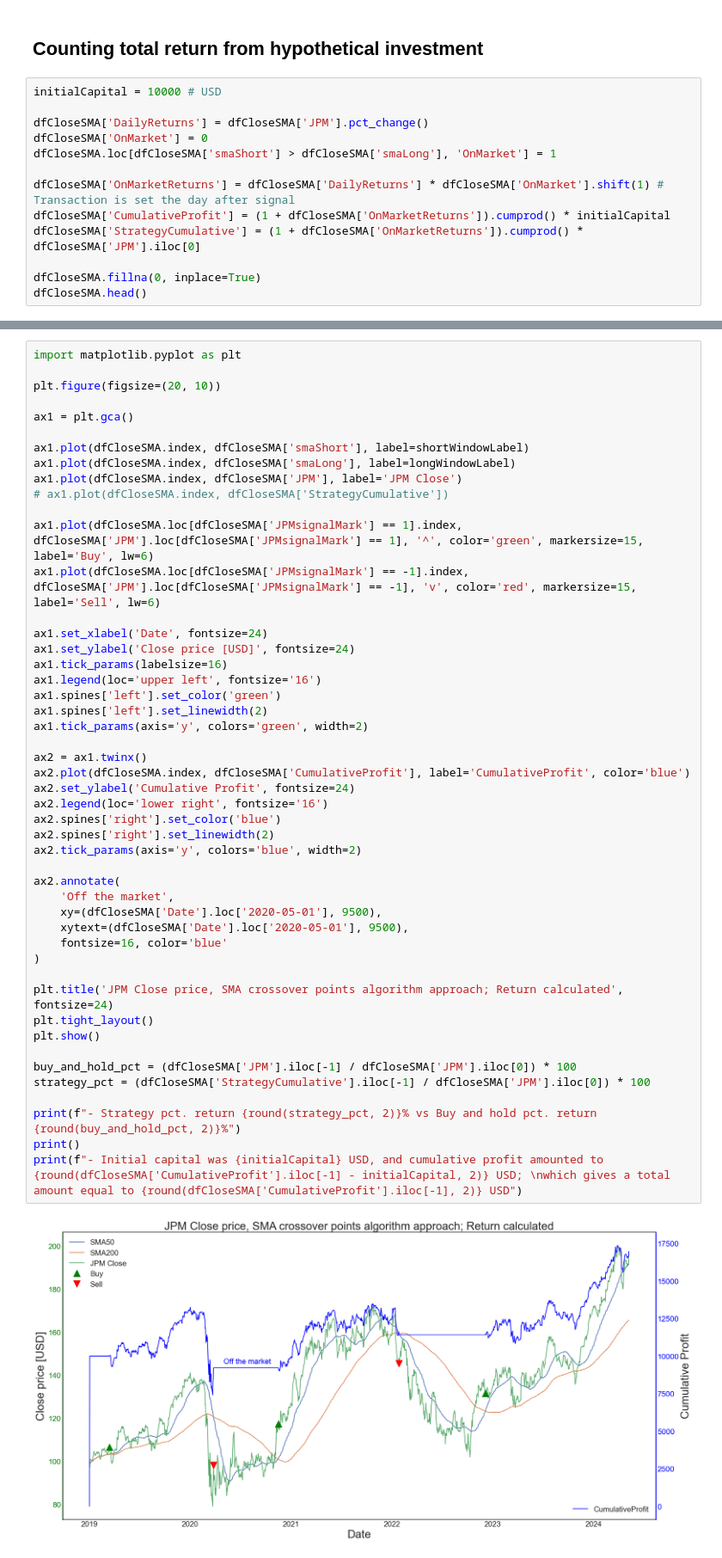
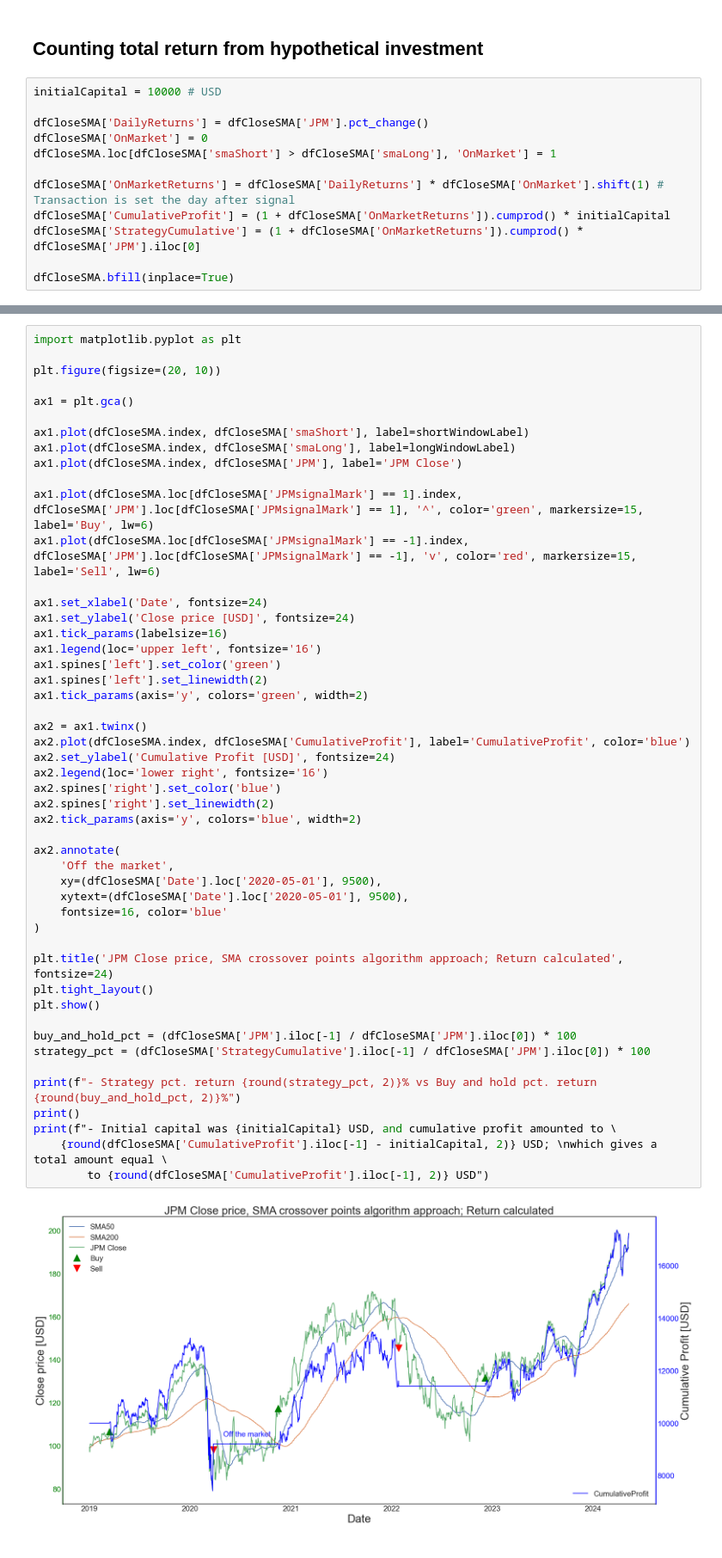
Before and after one commit to michaljaniga/DA-and-ML-jupyter-notebooks, a Jupyter notebook: financial_eda_SMA_EMA_algo_trade.ipynb, the cells around one changed output, grey strips where cells are left out. Shown at 86% size. Cells and saved outputs as stored; diff of their text form.

```diff
--- a/financial_eda_SMA_EMA_algo_trade.ipynb
+++ b/financial_eda_SMA_EMA_algo_trade.ipynb
@@ -318,5 +319,4 @@ dfCloseSMA['OnMarketReturns'] = dfCloseSMA['DailyReturns'] * dfCloseSMA['OnMarke
 dfCloseSMA['CumulativeProfit'] = (1 + dfCloseSMA['OnMarketReturns']).cumprod() * initialCapital
 dfCloseSMA['StrategyCumulative'] = (1 + dfCloseSMA['OnMarketReturns']).cumprod() * dfCloseSMA['JPM'].iloc[0]
 
-dfCloseSMA.fillna(0, inplace=True)
-dfCloseSMA.head()
+dfCloseSMA.bfill(inplace=True)
@@ -378,7 +367,6 @@ ax1 = plt.gca()
 ax1.plot(dfCloseSMA.index, dfCloseSMA['smaShort'], label=shortWindowLabel)
 ax1.plot(dfCloseSMA.index, dfCloseSMA['smaLong'], label=longWindowLabel)
 ax1.plot(dfCloseSMA.index, dfCloseSMA['JPM'], label='JPM Close')
-# ax1.plot(dfCloseSMA.index, dfCloseSMA['StrategyCumulative'])
 
 ax1.plot(dfCloseSMA.loc[dfCloseSMA['JPMsignalMark'] == 1].index, dfCloseSMA['JPM'].loc[dfCloseSMA['JPMsignalMark'] == 1], '^', color='green', markersize=15, label='Buy', lw=6)
 ax1.plot(dfCloseSMA.loc[dfCloseSMA['JPMsignalMark'] == -1].index, dfCloseSMA['JPM'].loc[dfCloseSMA['JPMsignalMark'] == -1], 'v', color='red', markersize=15, label='Sell', lw=6)
@@ -388,33 +376,35 @@ ax1.set_ylabel('Close price [USD]', fontsize=24)
 ax1.tick_params(labelsize=16)
 ax1.legend(loc='upper left', fontsize='16')
 ax1.spines['left'].set_color('green')
 ax1.spines['left'].set_linewidth(2)
 ax1.tick_params(axis='y', colors='green', width=2)
 
 ax2 = ax1.twinx()
 ax2.plot(dfCloseSMA.index, dfCloseSMA['CumulativeProfit'], label='CumulativeProfit', color='blue')
-ax2.set_ylabel('Cumulative Profit', fontsize=24)
+ax2.set_ylabel('Cumulative Profit [USD]', fontsize=24)
 ax2.legend(loc='lower right', fontsize='16')
 ax2.spines['right'].set_color('blue')
 ax2.spines['right'].set_linewidth(2)
 ax2.tick_params(axis='y', colors='blue', width=2)
 
 ax2.annotate(
     'Off the market',
     xy=(dfCloseSMA['Date'].loc['2020-05-01'], 9500),
     xytext=(dfCloseSMA['Date'].loc['2020-05-01'], 9500),
     fontsize=16, color='blue'
 )
 
 plt.title('JPM Close price, SMA crossover points algorithm approach; Return calculated', fontsize=24)
 plt.tight_layout()
 plt.show()
 
 buy_and_hold_pct = (dfCloseSMA['JPM'].iloc[-1] / dfCloseSMA['JPM'].iloc[0]) * 100
 strategy_pct = (dfCloseSMA['StrategyCumulative'].iloc[-1] / dfCloseSMA['JPM'].iloc[0]) * 100
 
 print(f"- Strategy pct. return {round(strategy_pct, 2)}% vs Buy and hold pct. return {round(buy_and_hold_pct, 2)}%")
 print()
-print(f"- Initial capital was {initialCapital} USD, and cumulative profit amounted to {round(dfCloseSMA['CumulativeProfit'].iloc[-1] - initialCapital, 2)} USD; \nwhich gives a total amount equal to {round(dfCloseSMA['CumulativeProfit'].iloc[-1], 2)} USD")
+print(f"- Initial capital was {initialCapital} USD, and cumulative profit amounted to \
+    {round(dfCloseSMA['CumulativeProfit'].iloc[-1] - initialCapital, 2)} USD; \nwhich gives a total amount equal \
+        to {round(dfCloseSMA['CumulativeProfit'].iloc[-1], 2)} USD")
 # %% [output]
-[figure, old version]
+[figure, new version]
```
Also changed, not shown: parts of 24 cells of this notebook.
